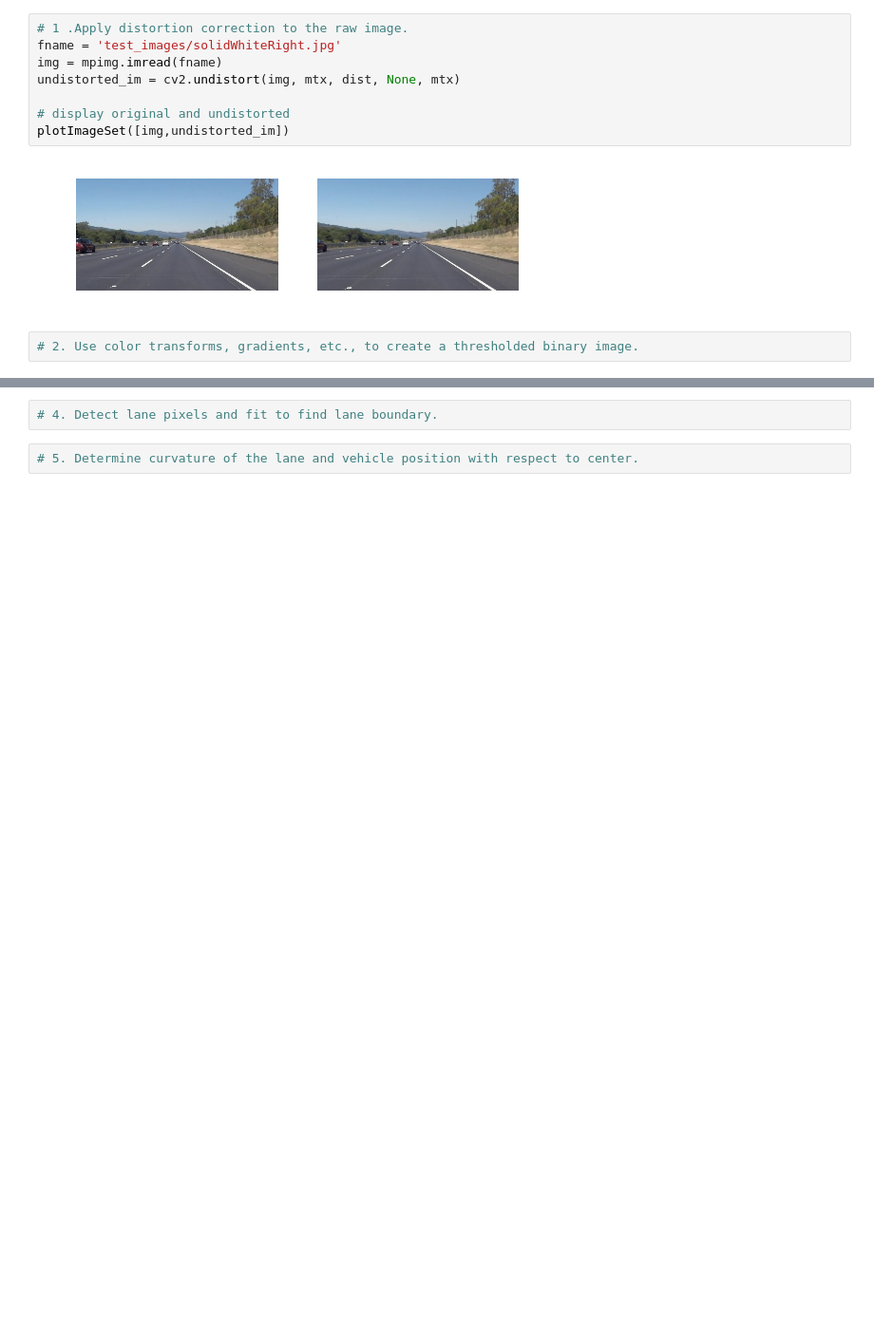
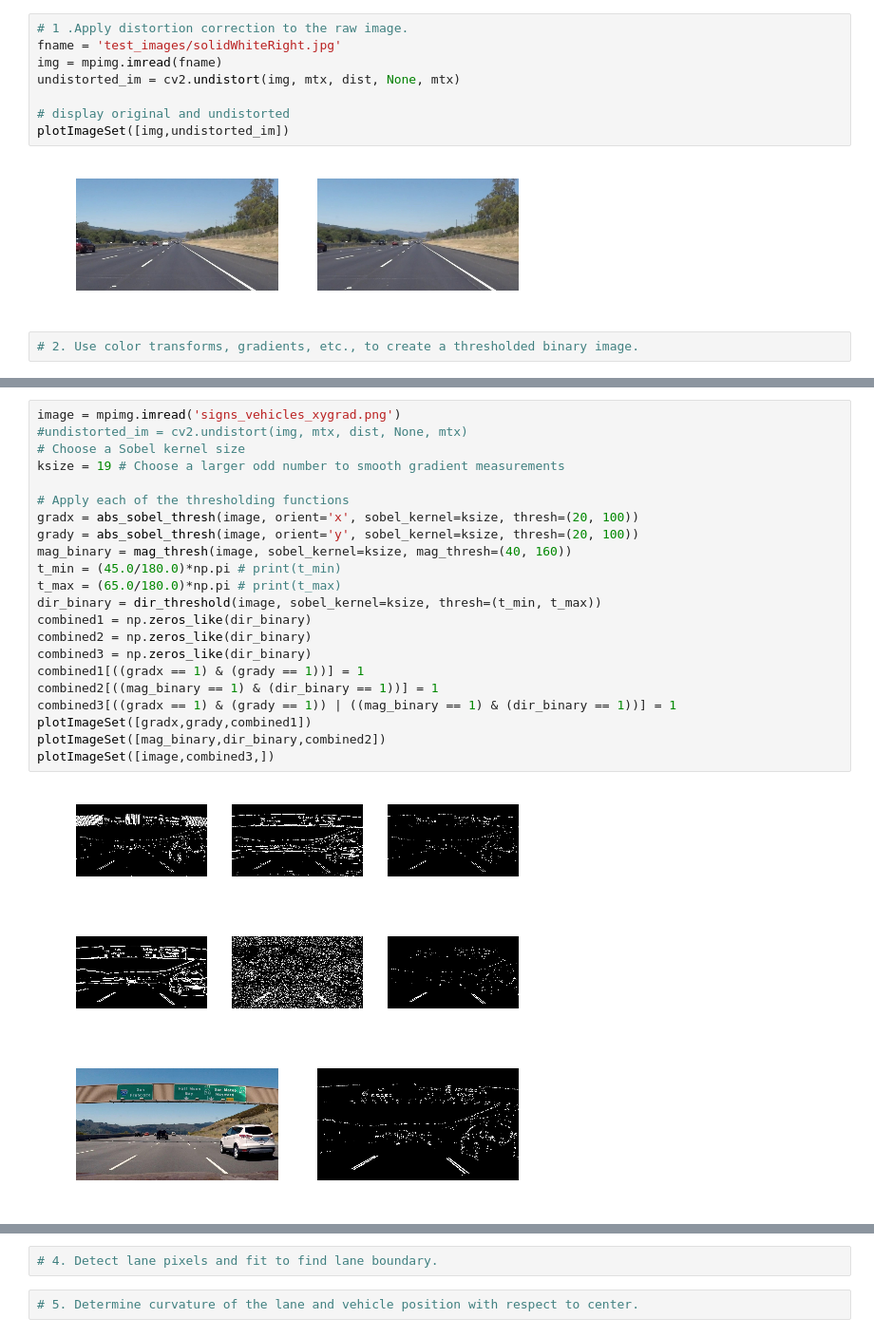
Before and after one commit to ninopereira/Advanced_Lane_Detection, a Jupyter notebook: advanced_lane_lines.ipynb, the cells around one changed output, grey strips where cells are left out. Shown: that part at 95% size. Drawn from its saved outputs; the diff is of its cells as text; blank space fills up the shorter version.

```diff
--- a/advanced_lane_lines.ipynb
+++ b/advanced_lane_lines.ipynb
@@ -84,3 +128,29 @@ plt.imshow(sxbinary, cmap='gray');
+# %%
+image = mpimg.imread('signs_vehicles_xygrad.png')
+#undistorted_im = cv2.undistort(img, mtx, dist, None, mtx)
+# Choose a Sobel kernel size
+ksize = 19 # Choose a larger odd number to smooth gradient measurements
+
+# Apply each of the thresholding functions
+gradx = abs_sobel_thresh(image, orient='x', sobel_kernel=ksize, thresh=(20, 100))
+grady = abs_sobel_thresh(image, orient='y', sobel_kernel=ksize, thresh=(20, 100))
+mag_binary = mag_thresh(image, sobel_kernel=ksize, mag_thresh=(40, 160))
+t_min = (45.0/180.0)*np.pi # print(t_min)
+t_max = (65.0/180.0)*np.pi # print(t_max)
+dir_binary = dir_threshold(image, sobel_kernel=ksize, thresh=(t_min, t_max))
+combined1 = np.zeros_like(dir_binary)
+combined2 = np.zeros_like(dir_binary)
+combined3 = np.zeros_like(dir_binary)
+combined1[((gradx == 1) & (grady == 1))] = 1
+combined2[((mag_binary == 1) & (dir_binary == 1))] = 1
+combined3[((gradx == 1) & (grady == 1)) | ((mag_binary == 1) & (dir_binary == 1))] = 1
+plotImageSet([gradx,grady,combined1])
+plotImageSet([mag_binary,dir_binary,combined2])
+plotImageSet([image,combined3,])
+# %% [output]
+[figure, added]
+[figure, added]
+[figure, added]
 # %%
 #2 apply gaussian blur to smoothen the image
 kernel_size = 5; #should be an odd number
```
Also changed, not shown: parts of 5 cells of this notebook, 2 other files.
